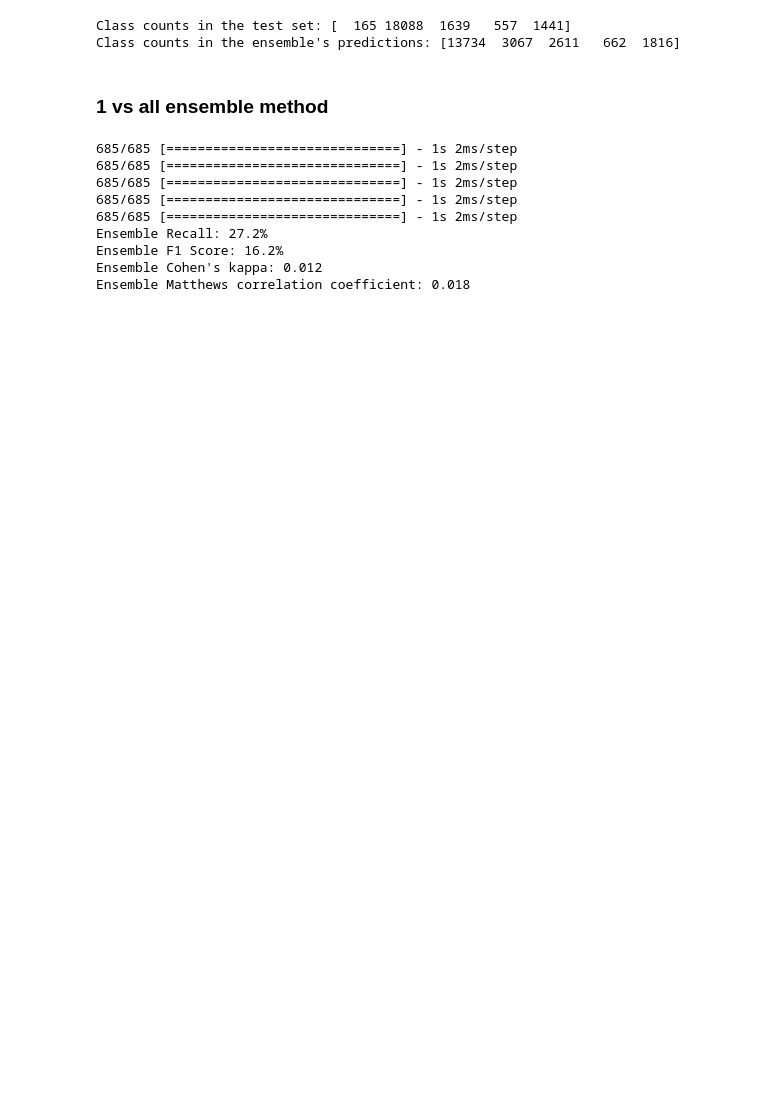
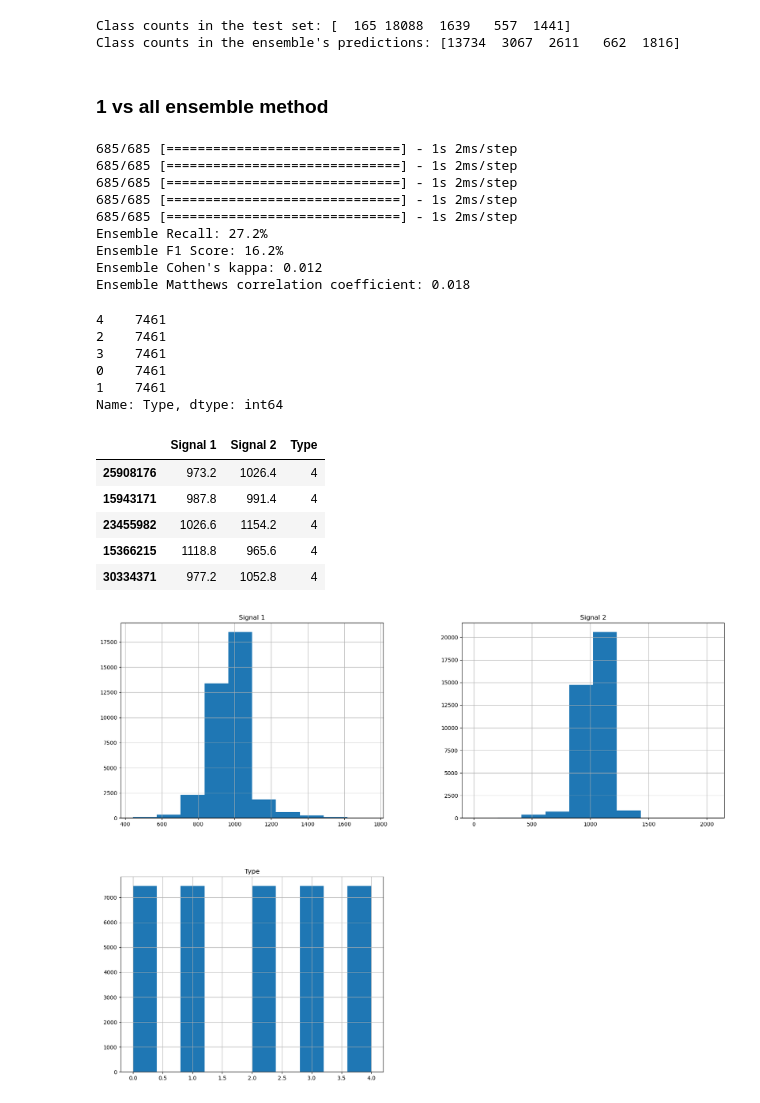
Before and after one commit to andrelopes2001/Intelligent_Systems, a Jupyter notebook: Project/DeepNeuralNetwork.ipynb, the cells around one changed output. Saved outputs shown, nothing was run; the diff lists cells and outputs as text; code cells hidden in the pictures; blank space fills up the shorter version.

```diff
--- a/Project/DeepNeuralNetwork.ipynb
+++ b/Project/DeepNeuralNetwork.ipynb
@@ -653,3 +663,9 @@ Ensemble Recall: 27.2%
 Ensemble F1 Score: 16.2%
 Ensemble Cohen's kappa: 0.012
 Ensemble Matthews correlation coefficient: 0.018
+# %%
+# Read raw data dataframe
+df = pd.read_csv('dataframes/df.csv')
+
+# Leave only Signal 1, Signal 2, and Type columns
+df = df[['Signal 1', 'Signal 2', 'Type']]
@@ -655,0 +694,43 @@ Ensemble Matthews correlation coefficient: 0.018
+# %%
+# Identify the majority class by finding the class with the most samples
+majority_class = df['Type'].value_counts().idxmax()
+
+# Separate the majority and minority classes
+majority_class_data = df[df['Type'] == majority_class]
+minority_class_data = df[df['Type'] != majority_class]
+
+# Determine the number of samples to keep for each minority class
+undersampled_minority_class_size = minority_class_data['Type'].value_counts().min()
+
+# Undersample each minority class
+undersampled_minority_data = {}
+for minority_class in minority_class_data['Type'].unique():
+    undersampled_minority_data[minority_class] = minority_class_data[minority_class_data['Type'] == minority_class].sample(n=undersampled_minority_class_size, random_state=42)
+
+# Undersample the majority class
+undersampled_majority_data = majority_class_data.sample(n=undersampled_minority_class_size, random_state=42)
+
+# Combine the undersampled minority and majority classes
+undersampled_df = pd.concat([undersampled_minority_data[minority_class] for minority_class in undersampled_minority_data], axis=0)
+undersampled_df = pd.concat([undersampled_df, undersampled_majority_data])
+
+# Check the counts for each class
+print(undersampled_df['Type'].value_counts())
+
+undersampled_df.hist(figsize=(20, 15))
+
+undersampled_df.head()
+# %% [output]
+4    7461
+2    7461
+3    7461
+0    7461
+1    7461
+Name: Type, dtype: int64
+|  | Signal 1 | Signal 2 | Type |
+| 25908176 | 973.2 | 1026.4 | 4 |
+| 15943171 | 987.8 | 991.4 | 4 |
+| 23455982 | 1026.6 | 1154.2 | 4 |
+| 15366215 | 1118.8 | 965.6 | 4 |
+| 30334371 | 977.2 | 1052.8 | 4 |
+[figure, added]
```
Also changed, not shown: parts of 4 cells of this notebook.
